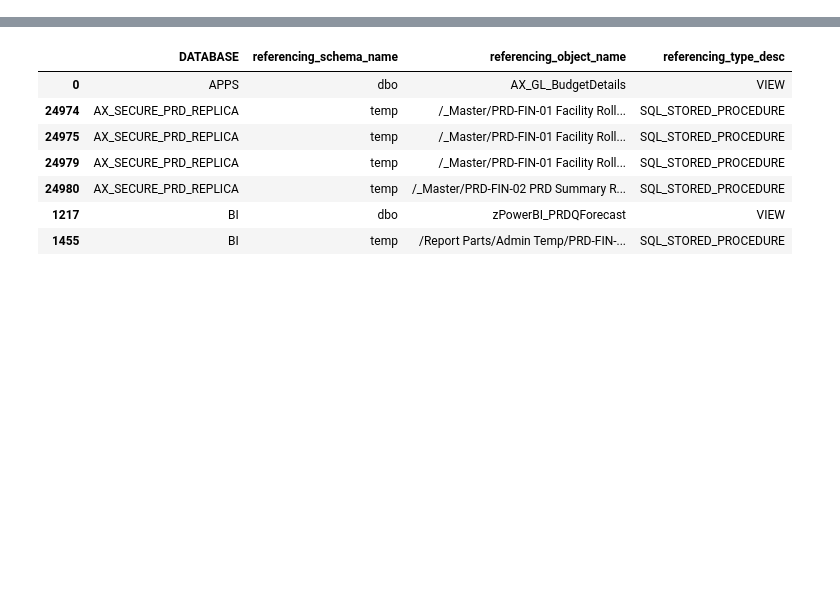
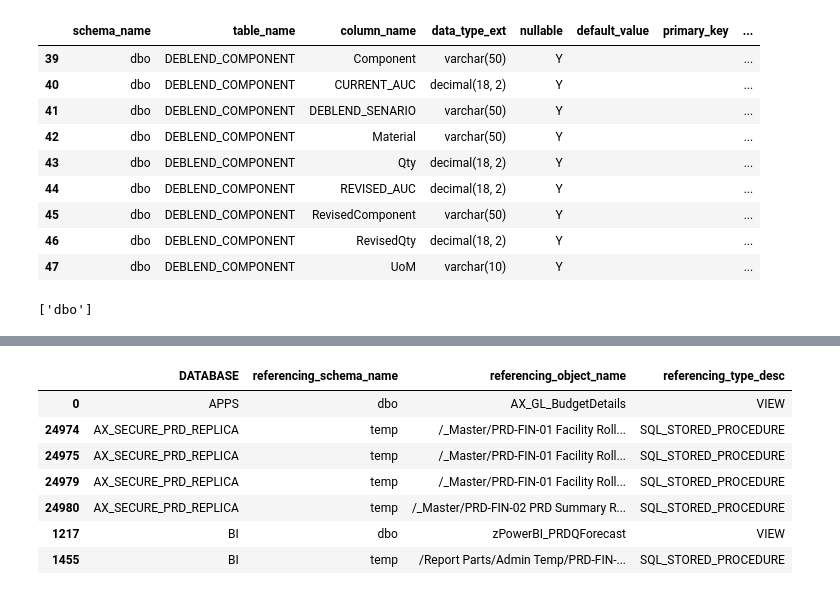
Before and after one commit to cbieberstein/sql_dep, a Jupyter notebook: notebook.ipynb, the cells around one changed output, grey strips where cells are left out. Saved outputs shown, nothing was run; the diff lists cells and outputs as text; code cells hidden in the pictures; blank space fills up the shorter version.

```diff
--- a/notebook.ipynb
+++ b/notebook.ipynb
@@ -16,0 +155,17 @@ db_df = fetch_all_dbs(engine)
+# %%
+df[ df['table_name'] == 'DEBLEND_COMPONENT' ]
+# %% [output]
+|  | schema_name | table_name | column_name | data_type_ext | nullable | default_value | primary_key | ... |
+| 39 | dbo | DEBLEND_COMPONENT | Component | varchar(50) | Y |  |  | ... |
+| 40 | dbo | DEBLEND_COMPONENT | CURRENT_AUC | decimal(18, 2) | Y |  |  | ... |
+| 41 | dbo | DEBLEND_COMPONENT | DEBLEND_SENARIO | varchar(50) | Y |  |  | ... |
+| 42 | dbo | DEBLEND_COMPONENT | Material | varchar(50) | Y |  |  | ... |
+| 43 | dbo | DEBLEND_COMPONENT | Qty | decimal(18, 2) | Y |  |  | ... |
+| 44 | dbo | DEBLEND_COMPONENT | REVISED_AUC | decimal(18, 2) | Y |  |  | ... |
+| 45 | dbo | DEBLEND_COMPONENT | RevisedComponent | varchar(50) | Y |  |  | ... |
+| 46 | dbo | DEBLEND_COMPONENT | RevisedQty | decimal(18, 2) | Y |  |  | ... |
+| 47 | dbo | DEBLEND_COMPONENT | UoM | varchar(10) | Y |  |  | ... |
+# %%
+list(df['schema_name'].unique())
+# %% [output]
+['dbo']
```
Also changed, not shown: parts of 4 cells of this notebook, 1 other file.
